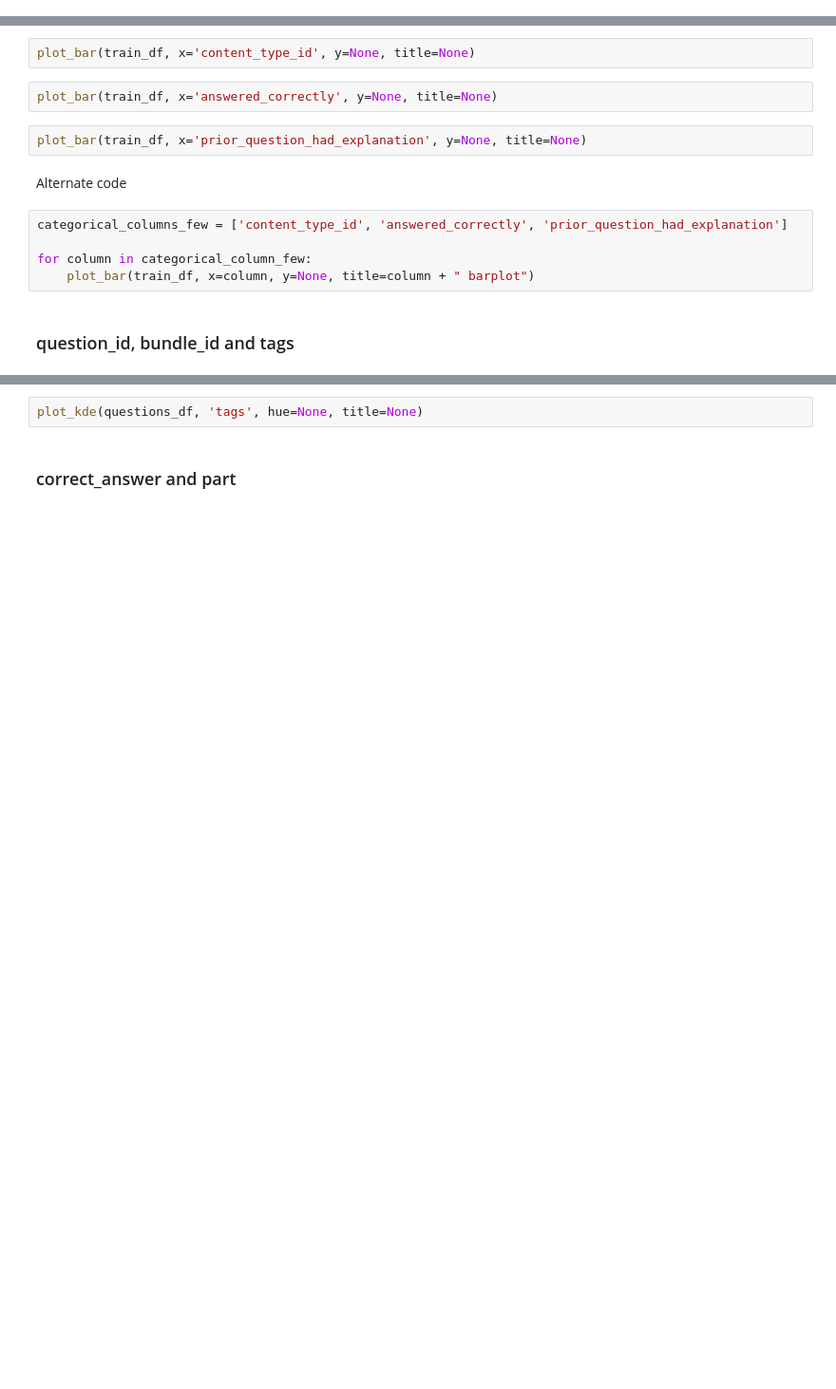
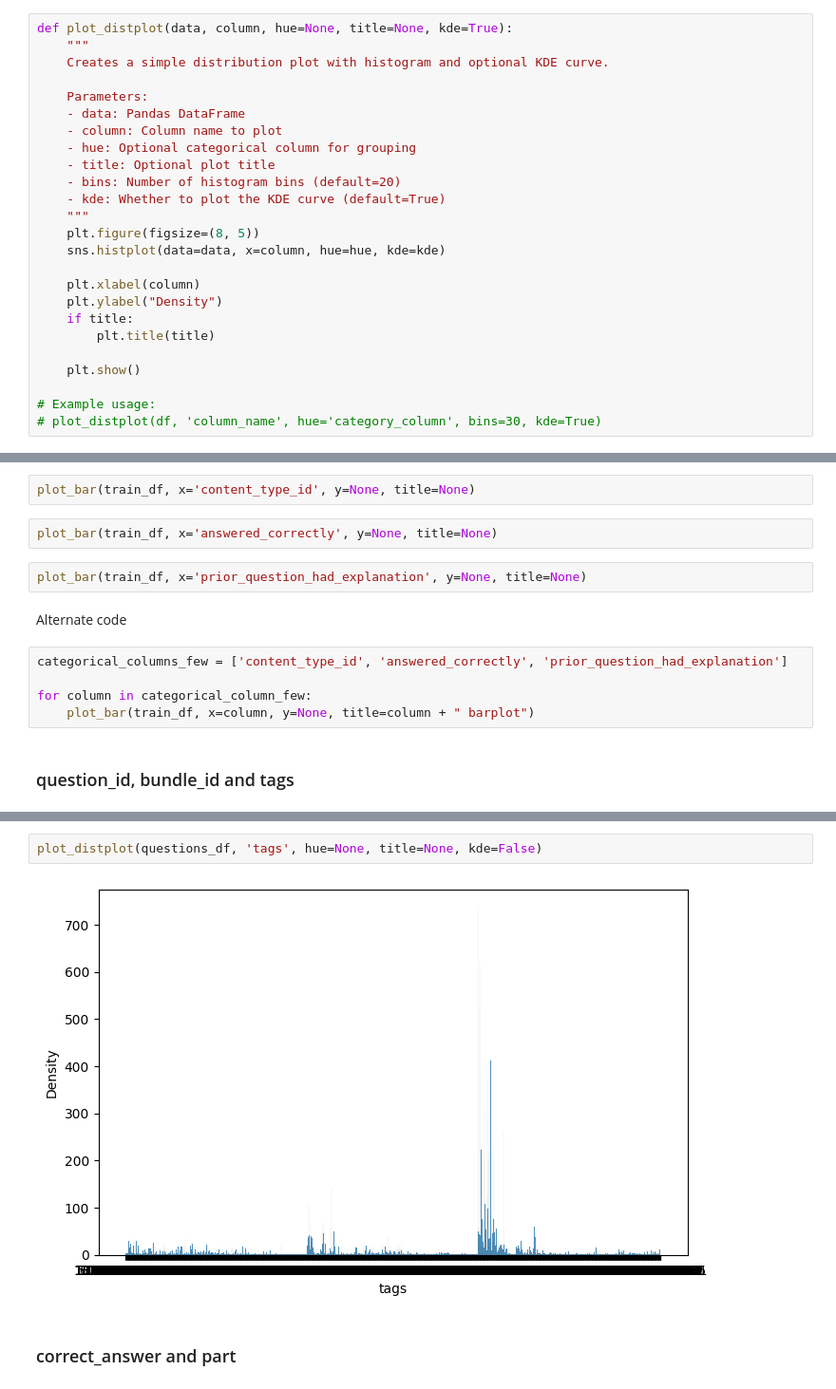
Before and after one commit to theresaskruzna/riiid_knowledge_tracing, a Jupyter notebook: 01_EDA.ipynb, the cells around one changed output, grey strips where cells are left out. Shown at 95% size. Saved outputs shown, nothing was run; the diff lists cells and outputs as text; blank space fills up the shorter version.

Commit message:
Add distplot, modify visualisations for tags

```diff
--- a/01_EDA.ipynb
+++ b/01_EDA.ipynb
@@ -342,3 +396,28 @@ lectures_df.type_of.value_counts()
+# %%
+def plot_distplot(data, column, hue=None, title=None, kde=True):
+    """
+    Creates a simple distribution plot with histogram and optional KDE curve.
+
+    Parameters:
+    - data: Pandas DataFrame
+    - column: Column name to plot
+    - hue: Optional categorical column for grouping
+    - title: Optional plot title
+    - bins: Number of histogram bins (default=20)
+    - kde: Whether to plot the KDE curve (default=True)
+    """
+    plt.figure(figsize=(8, 5))
+    sns.histplot(data=data, x=column, hue=hue, kde=kde)
+
+    plt.xlabel(column)
+    plt.ylabel("Density")
+    if title:
+        plt.title(title)
+
+    plt.show()
+
+# Example usage:
+# plot_distplot(df, 'column_name', hue='category_column', bins=30, kde=True)
 # %% [markdown]
 KDE plot
 # %%
@@ -552,5 +641,7 @@ plot_kde(questions_df, 'bundle_id', hue=None, title=None)
 # %%
-plot_kde(questions_df, 'tags', hue=None, title=None)
+plot_distplot(questions_df, 'tags', hue=None, title=None, kde=False)
+# %% [output]
+[figure, added]
 # %% [markdown]
 ### correct_answer and part
 # %%
```
Also changed, not shown: parts of 33 cells of this notebook.
